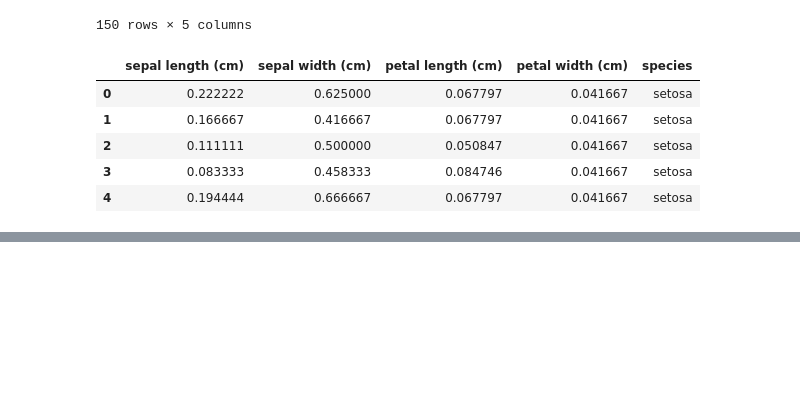
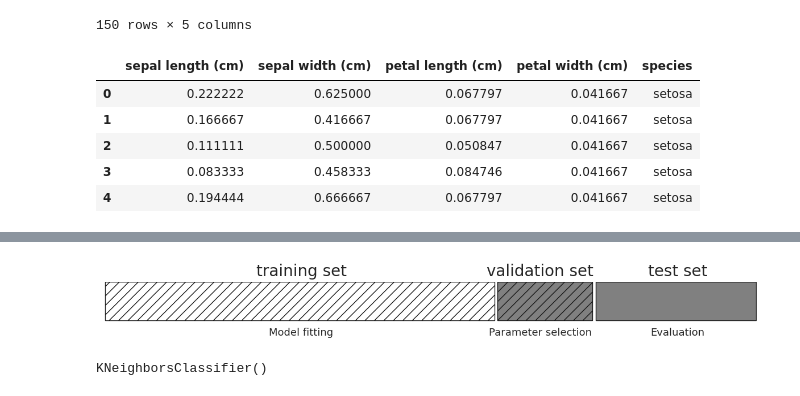
Before and after one commit to trankhactue/fall, a Jupyter notebook: 숙체iris_202625099.ipynb, the cells around one changed output, grey strips where cells are left out. Cells and saved outputs as stored; diff of their text form; code cells hidden in the pictures; blank space fills up the shorter version.

```diff
--- a/숙체iris_202625099.ipynb
+++ b/숙체iris_202625099.ipynb
@@ -179,0 +277,14 @@ tf.head()
+# %%
+import mglearn
+mglearn.plots.plot_threefold_split()
+# %% [output]
+[figure, added]
+# %%
+# @title **4. KNN 알고리즘 호출**
+
+from sklearn.neighbors import KNeighborsClassifier
+
+knn = KNeighborsClassifier(n_neighbors=5)
+knn
+# %% [output]
+KNeighborsClassifier()
```
Also changed, not shown: parts of 26 cells of this notebook.
